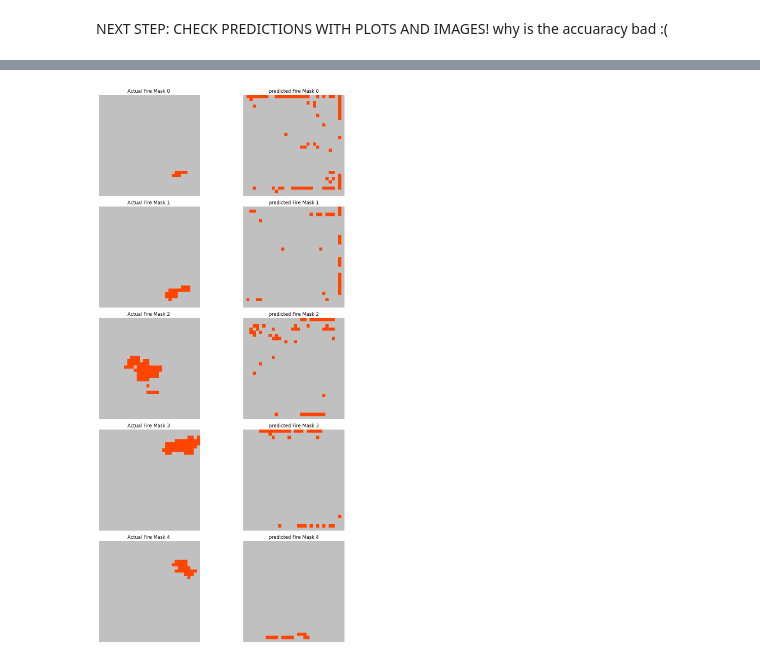
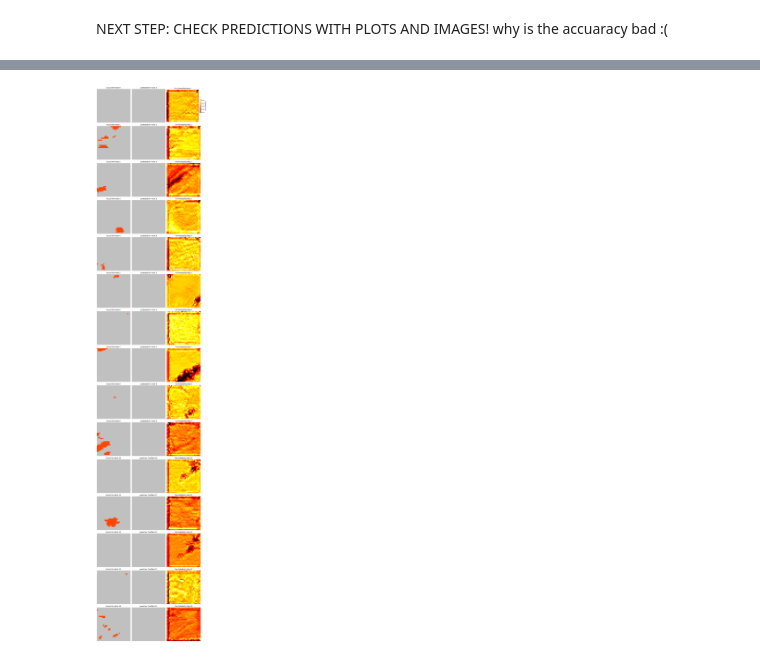
Before and after one commit to Coreyb03/575_project, a Jupyter notebook: model_notebook.ipynb, the cells around one changed output, grey strips where cells are left out. Cells and saved outputs as stored; diff of their text form; code cells hidden in the pictures.

Commit message:
updated model a bit, works ok but not much better

```diff
--- a/model_notebook.ipynb
+++ b/model_notebook.ipynb
@@ -189,12 +193,15 @@ e_inputs, e_labels = next(iter(eval_data))
 t_labels = shift_data(t_labels)
 e_labels = shift_data(e_labels)
 
-tf.gather(t_inputs, indices, axis=-1)
-tf.gather(e_inputs, indices, axis=-1)
+# tf.gather(t_inputs, indices, axis=-1)
+# tf.gather(e_inputs, indices, axis=-1)
 
 model.compile(optimizer='adam',
-              loss=tf.keras.losses.SparseCategoricalCrossentropy(from_logits=True),
+              loss=focal_loss(),
               metrics=['accuracy'])
 
-history = model.fit(inputs, labels, epochs=10,
-                    validation_data=(e_inputs, e_labels))
+# class_weights = compute_class_weight("balanced", np.array([0, 1]), y=np.array(labels).flatten())
+# class_weights_dict = {i: class_weights[i] for i in range(len(class_weights))}
+
+history = model.fit(inputs, labels, epochs=30,
+    validation_data=(e_inputs, e_labels))
@@ -219,7 +231,8 @@ def PlotPredictions(start,end,label,prediction):
   """
 
   n_plots = end - start
-  fig, axes = plt.subplots(n_plots, 2, figsize=(12, 4 * n_plots))
+  fig, axes = plt.subplots(n_plots, 3, figsize=(12, 4 * n_plots))
+  # norm2 = colors.Normalize(vmin=0, vmax=1)
 
 
   CMAP = colors.ListedColormap(['black', 'silver', 'orangered'])
@@ -239,5 +252,14 @@ def PlotPredictions(start,end,label,prediction):
     axes[i, 1].set_title(f"predicted Fire Mask {i + start}")
     axes[i, 1].axis('off')
 
+    #this does the fire prob heat map
+    img = axes[i, 2].imshow(prediction[start + i, :, :, 0], cmap='hot')
+    axes[i, 2].set_title(f"Fire Probability Map {i + start}")
+    axes[i, 2].axis('off')
+
+    if i == 0:
+      cbar = plt.colorbar(img, ax=axes[0, 2], fraction=0.02, pad=0.04)
+      cbar.set_label("Fire Probability")
+
   plt.tight_layout()
   plt.show()
@@ -276,5 +291,7 @@ NEXT STEP: CHECK PREDICTIONS WITH PLOTS AND IMAGES! why is the accuaracy bad :(
 pMask = model.predict(inputs)
 pMask_eval = model.predict(e_inputs)
 
-PlotPredictions(0,5,labels,pMask)
+
+# plotRows(0,5,titles,len(titles)-1, train)
+PlotPredictions(0,15,labels,pMask)
 # %% [output]
@@ -283 +300 @@ PlotPredictions(0,5,labels,pMask)
-[figure, old version]
+[figure, new version]
```
Also changed, not shown: parts of 8 cells of this notebook.
